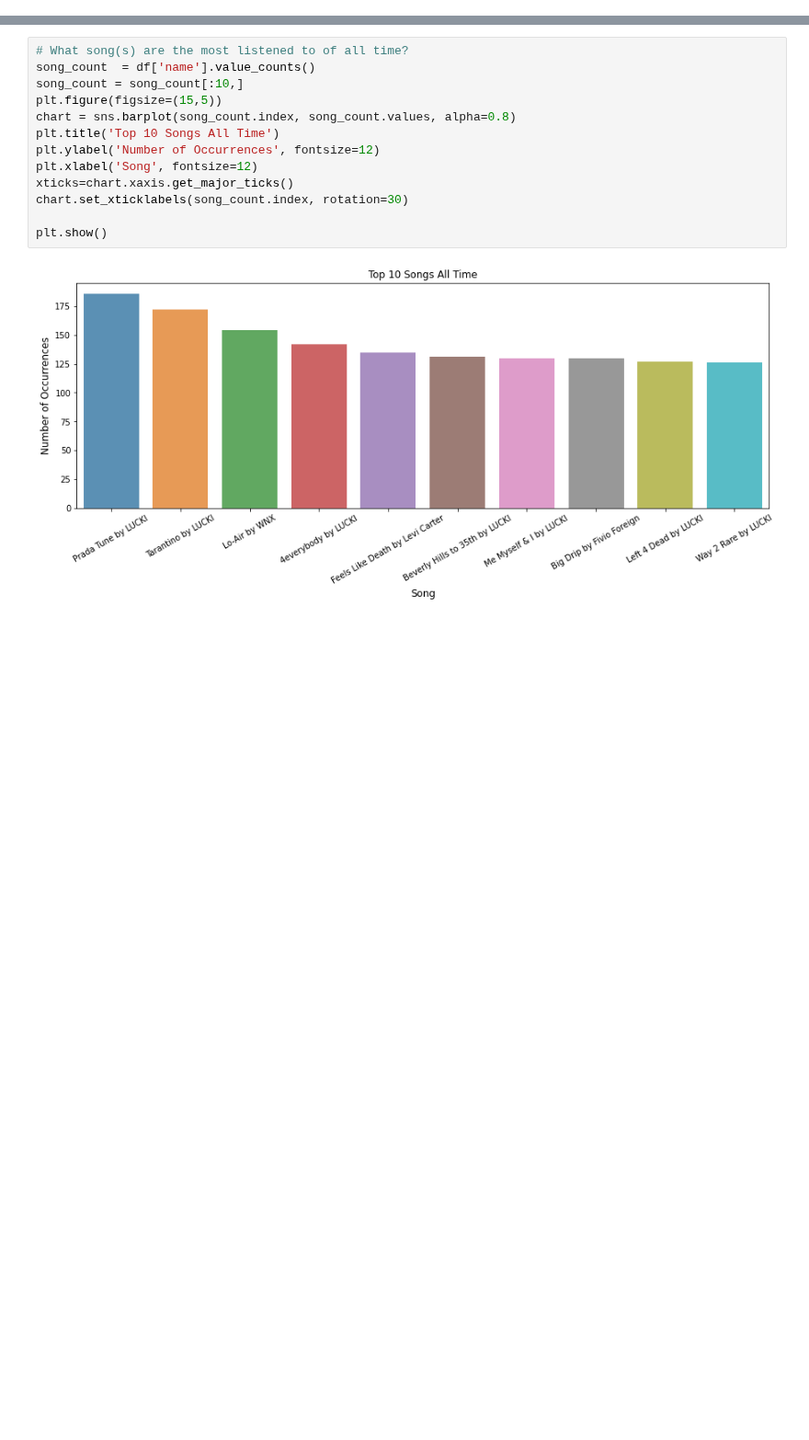
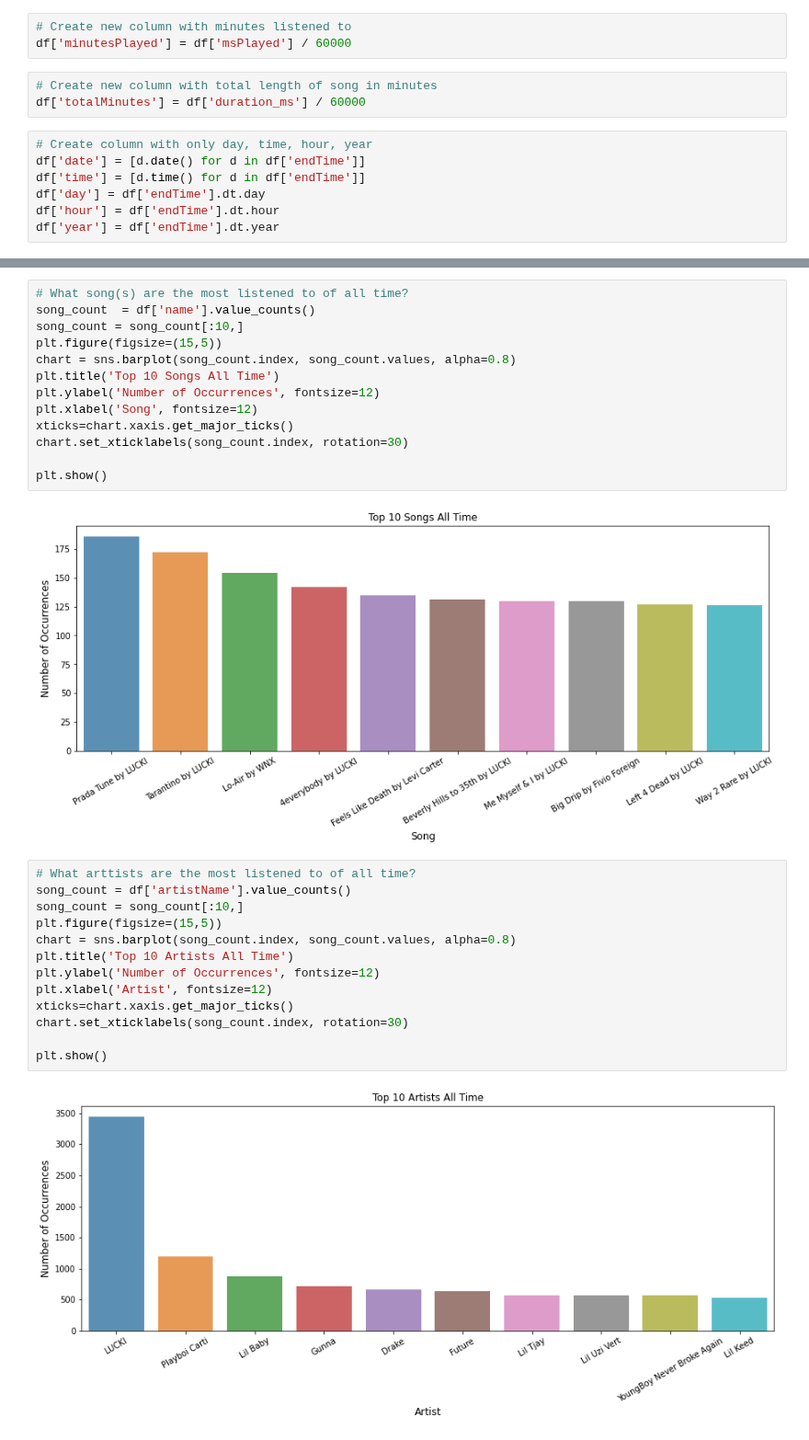
Before and after one commit to lognorman20/spotify_recommender, a Jupyter notebook: exploration.ipynb, the cells around one changed output, grey strips where cells are left out. Shown at 92% size. Drawn from its saved outputs; the diff is of its cells as text; blank space fills up the shorter version.

```diff
--- a/exploration.ipynb
+++ b/exploration.ipynb
@@ -112,6 +113,19 @@ df[df.duplicated()]
 # %%
 # Create new columns with song name & artist
 df['name'] = df['name'].str.replace('___',' by ')
+# %%
+# Create new column with minutes listened to
+df['minutesPlayed'] = df['msPlayed'] / 60000
+# %%
+# Create new column with total length of song in minutes
+df['totalMinutes'] = df['duration_ms'] / 60000
+# %%
+# Create column with only day, time, hour, year
+df['date'] = [d.date() for d in df['endTime']]
+df['time'] = [d.time() for d in df['endTime']]
+df['day'] = df['endTime'].dt.day
+df['hour'] = df['endTime'].dt.hour
+df['year'] = df['endTime'].dt.year
 # %% [markdown]
 ## Data Exploration
 # %%
@@ -139,3 +153,18 @@ chart.set_xticklabels(song_count.index, rotation=30)
 plt.show()
 # %% [output]
 [figure]
+# %%
+# What arttists are the most listened to of all time?
+song_count = df['artistName'].value_counts()
+song_count = song_count[:10,]
+plt.figure(figsize=(15,5))
+chart = sns.barplot(song_count.index, song_count.values, alpha=0.8)
+plt.title('Top 10 Artists All Time')
+plt.ylabel('Number of Occurrences', fontsize=12)
+plt.xlabel('Artist', fontsize=12)
+xticks=chart.xaxis.get_major_ticks()
+chart.set_xticklabels(song_count.index, rotation=30)
+
+plt.show()
+# %% [output]
+[figure, added]
```
Also changed, not shown: parts of 5 cells of this notebook.
